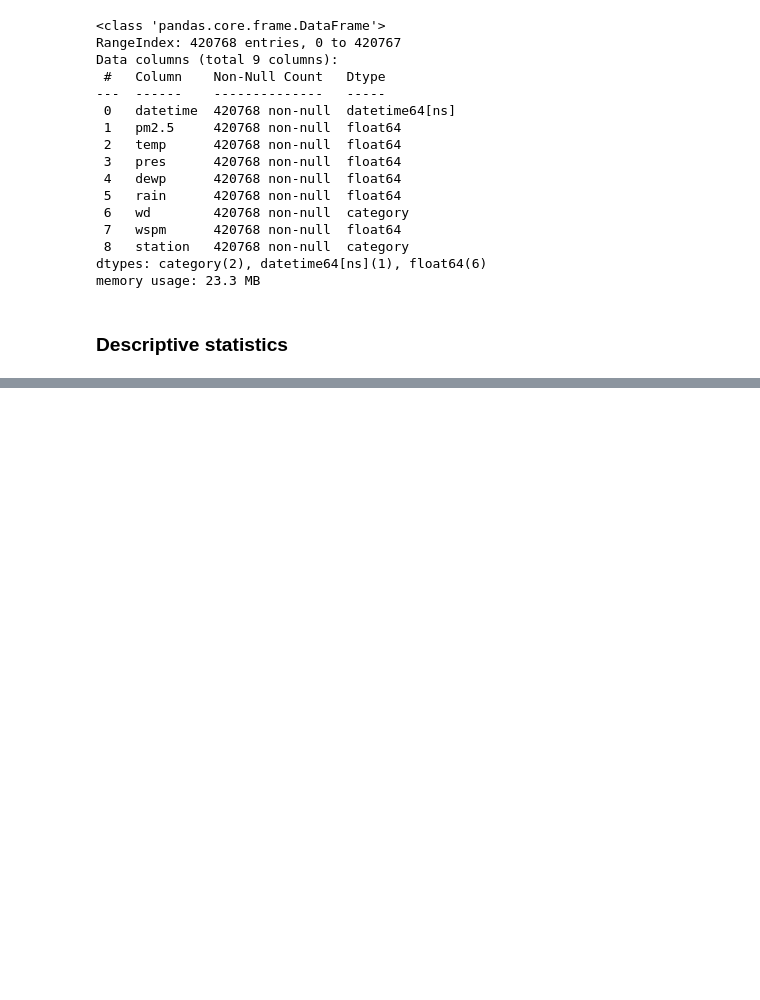
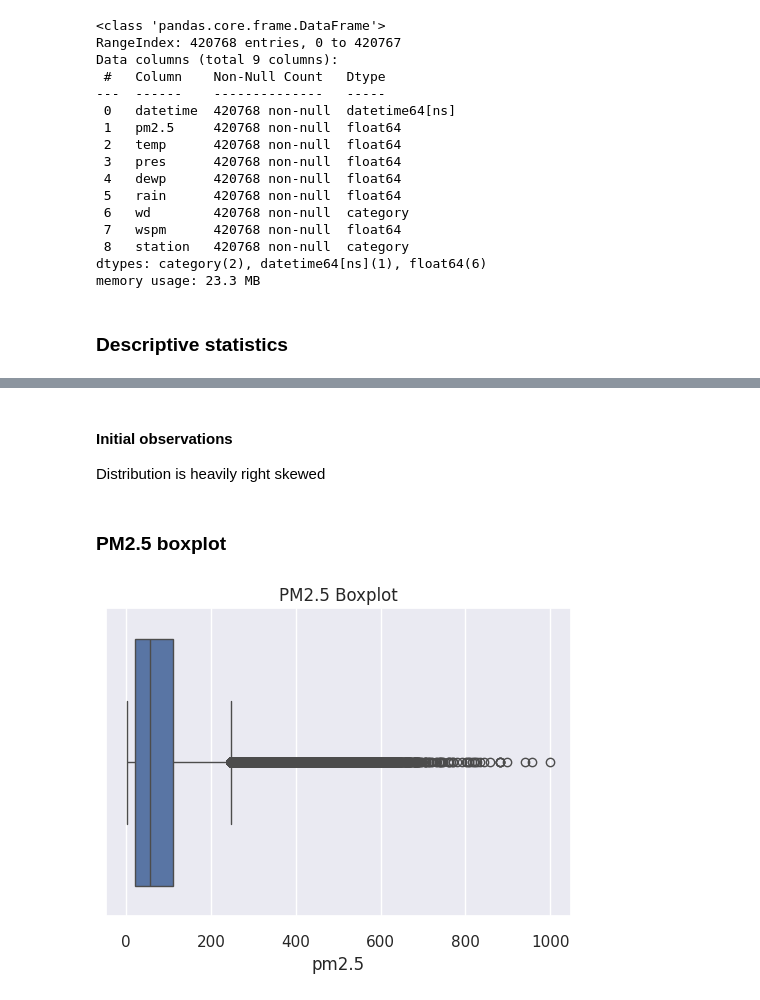
Before and after one commit to RSE1982/beijing-air-quality, a Jupyter notebook: notebooks/03_initial_eda.ipynb, the cells around one changed output, grey strips where cells are left out. Saved outputs shown, nothing was run; the diff lists cells and outputs as text; code cells hidden in the pictures; blank space fills up the shorter version.

```diff
--- a/notebooks/03_initial_eda.ipynb
+++ b/notebooks/03_initial_eda.ipynb
@@ -202,0 +216,13 @@ overview_stats # Display the overview statistics
+# %% [markdown]
+#### Initial observations
+
+Distribution is heavily right skewed
+# %% [markdown]
+### PM2.5 boxplot
+# %%
+plt.figure(figsize=(6,4))
+sns.boxplot(x=df["pm2.5"])
+plt.title("PM2.5 Boxplot")
+plt.show()
+# %% [output]
+[figure, added]
```
Also changed, not shown: parts of 8 cells of this notebook, 2 other files.
